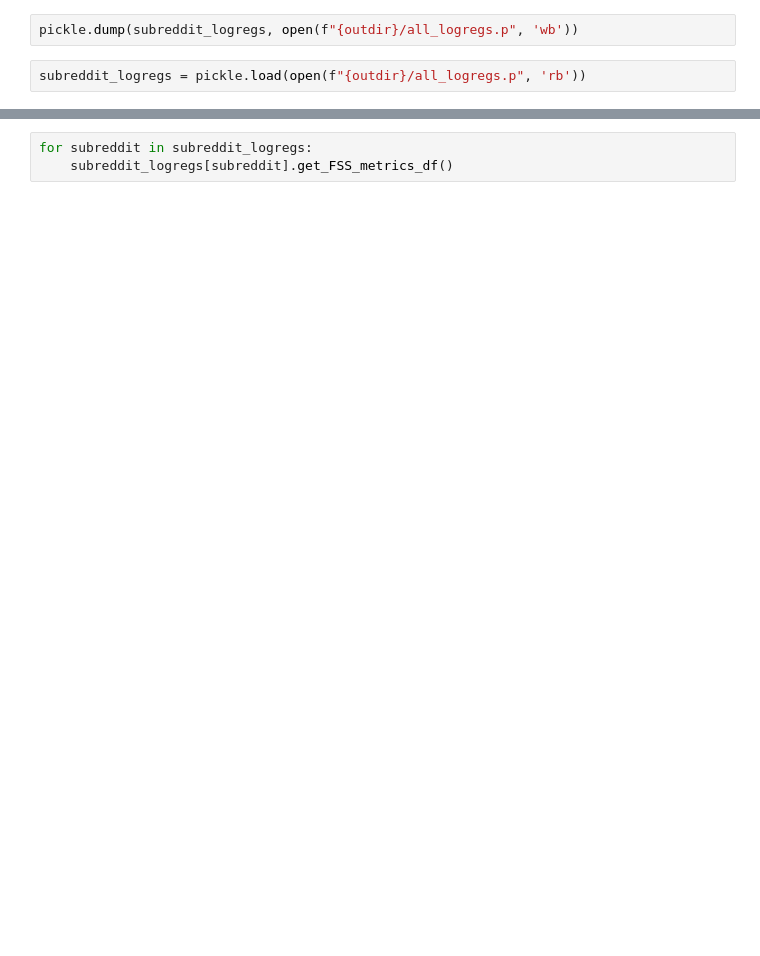
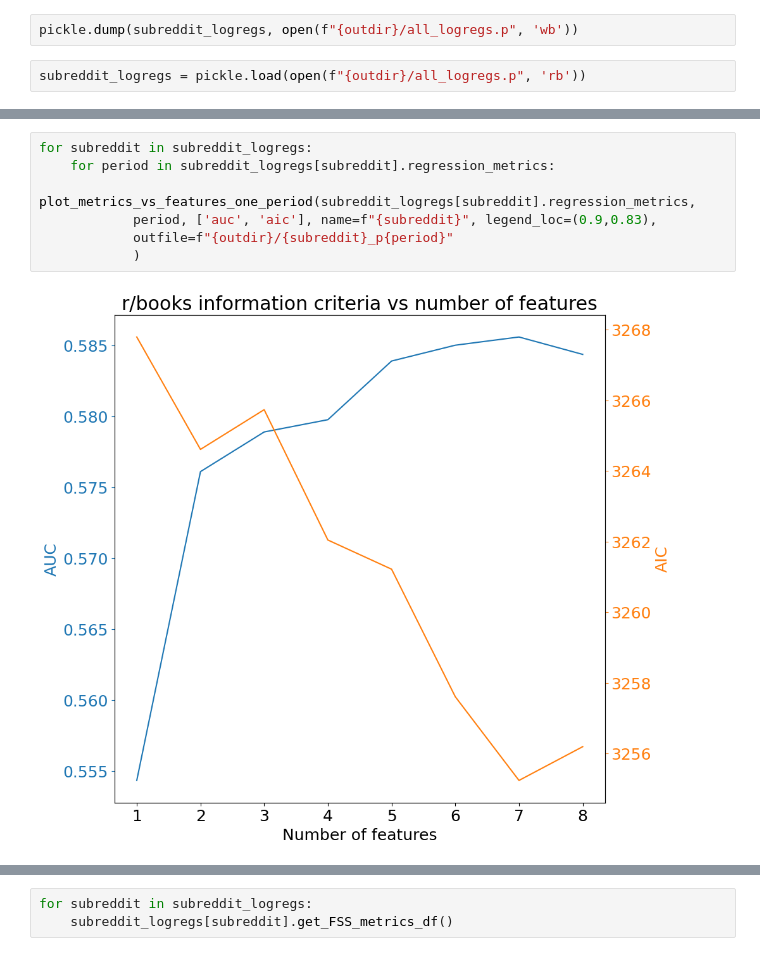
Before and after one commit to caralynch/reddit_analyses, a Jupyter notebook: 19_AIC_BIC_full_window.ipynb, the cells around one changed output, grey strips where cells are left out. Drawn from its saved outputs; the diff is of its cells as text; blank space fills up the shorter version.

```diff
--- a/19_AIC_BIC_full_window.ipynb
+++ b/19_AIC_BIC_full_window.ipynb
@@ -162,0 +274,9 @@ subreddit_logregs = pickle.load(open(f"{outdir}/all_logregs.p", 'rb'))
+# %%
+for subreddit in subreddit_logregs:
+    for period in subreddit_logregs[subreddit].regression_metrics:
+        plot_metrics_vs_features_one_period(subreddit_logregs[subreddit].regression_metrics,
+            period, ['auc', 'aic'], name=f"{subreddit}", legend_loc=(0.9,0.83),
+            outfile=f"{outdir}/{subreddit}_p{period}"
+            )
+# %% [output]
+[figure, added]
```
Also changed, not shown: parts of 14 cells of this notebook, 10 other files.
